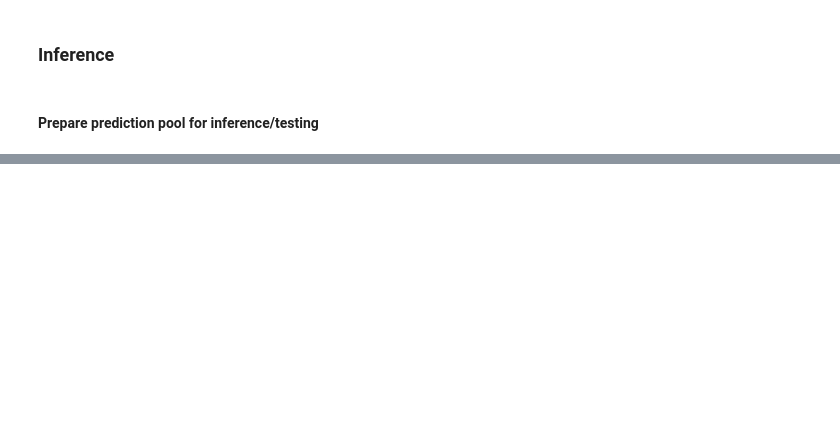
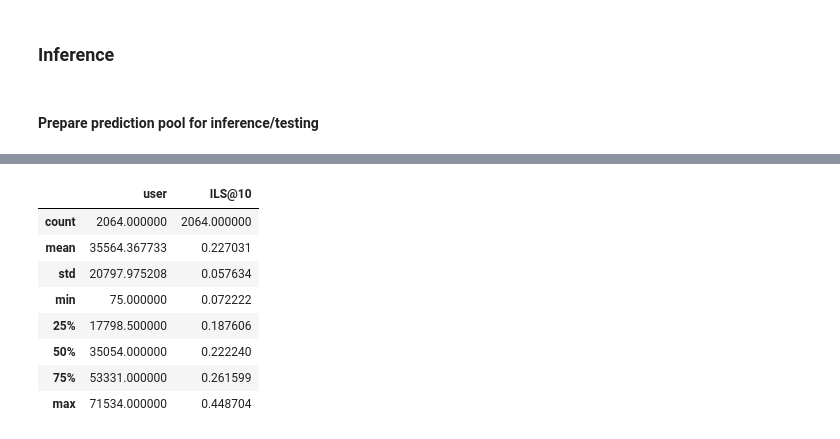
Before and after one commit to jeffery5bai/DPRecSys, a Jupyter notebook: experiments/mtdp_ngcf_v2.ipynb, the cells around one changed output, grey strips where cells are left out. Drawn from its saved outputs; the diff is of its cells as text; code cells hidden in the pictures; blank space fills up the shorter version.

```diff
--- a/experiments/mtdp_ngcf_v2.ipynb
+++ b/experiments/mtdp_ngcf_v2.ipynb
@@ -477 +490,15 @@ Calculating DPMS for each feature...
+# %%
+# ILS@10
+ils_df = evaluator.evaluate_ils_at_k(eval_df, k=10)
+ils_df.describe()
+# %% [output]
+|  | user | ILS@10 |
+| count | 2064.000000 | 2064.000000 |
+| mean | 35564.367733 | 0.227031 |
+| std | 20797.975208 | 0.057634 |
+| min | 75.000000 | 0.072222 |
+| 25% | 17798.500000 | 0.187606 |
+| 50% | 35054.000000 | 0.222240 |
+| 75% | 53331.000000 | 0.261599 |
+| max | 71534.000000 | 0.448704 |
 # %%
```
Also changed, not shown: parts of 16 cells of this notebook, 7 other files.
